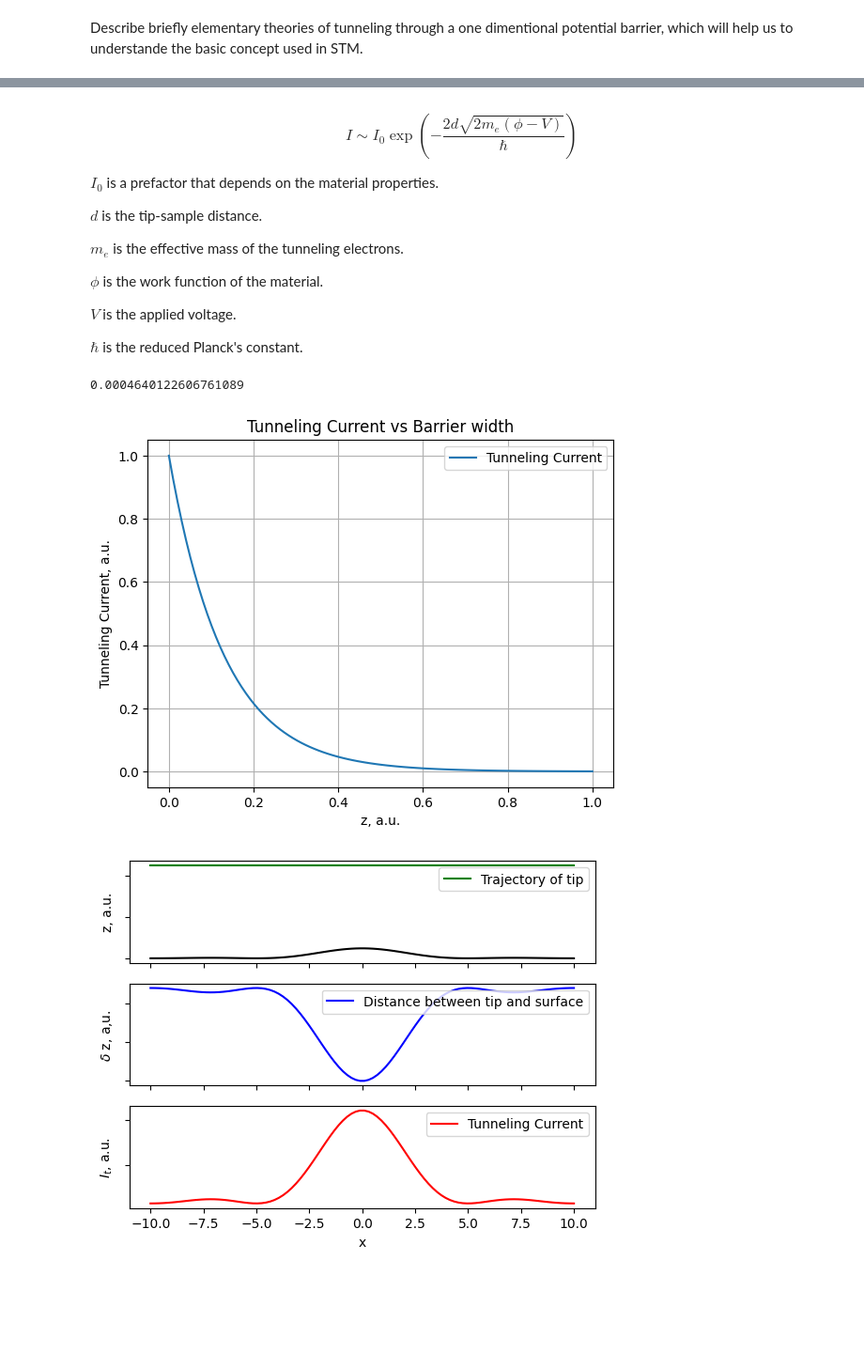
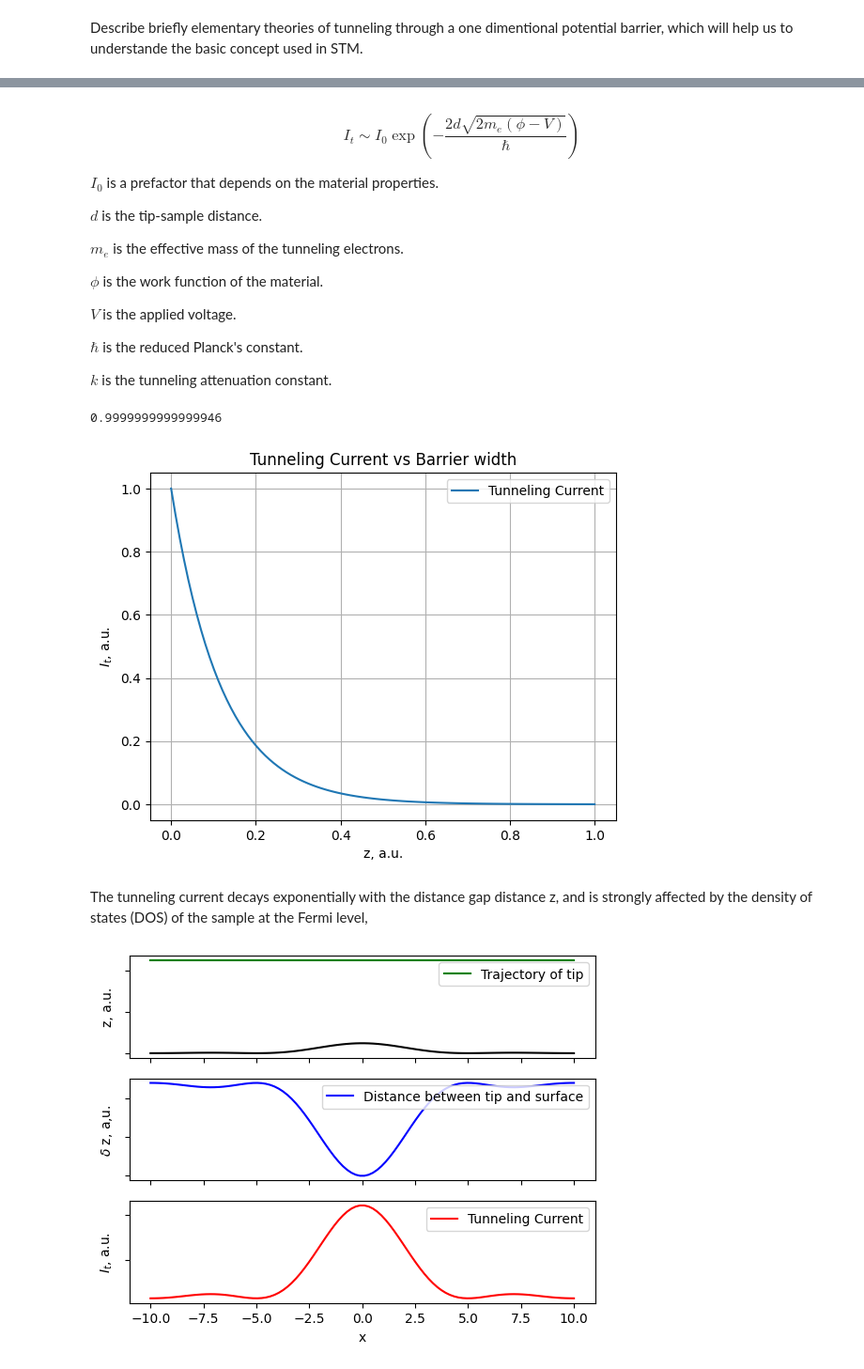
Before and after one commit to MariyaSV78/notebook_STM, a Jupyter notebook: STM/STM.ipynb, the cells around one changed output, grey strips where cells are left out. Shown: that part at 94% size. Drawn from its saved outputs; the diff is of its cells as text; code cells hidden in the pictures; blank space fills up the shorter version.

```diff
--- a/STM/STM.ipynb
+++ b/STM/STM.ipynb
@@ -31,5 +52,5 @@ Describe briefly elementary theories of tunneling through a one dimentional pote
 # %% [markdown]
-$$ I \sim I_0 \exp\left(-\frac{2d  \sqrt{2m_e(\phi -  V)}}{\hbar}\right) $$
+$$ I_{t} \sim I_0 \exp\left(-\frac{2d  \sqrt{2m_e(\phi -  V)}}{\hbar}\right) $$
 
 $I_0$  is a prefactor that depends on the material properties.
 
@@ -42,37 +63,42 @@ $\phi$  is the work function of the material.
 $V$  is the applied voltage.
 
 $\hbar$  is the reduced Planck's constant.
+
+$k$  is the tunneling attenuation constant.
 # %%
 import numpy as np
 import matplotlib.pyplot as plt
 from scipy.integrate import cumtrapz
 
 # Using parameters
 I0 = 1.0  # Adjust as needed
-m = 9.11e-31  # Electron mass
+m = 9.11e-31 # Electron mass in kg
 phi = 4.5  # Work function
-V = 1.0  # Applied voltage
+V = 0.3 # Applied voltage in V
 # z0 = 0.1  # Initial tip-sample separation
 
-k = np.exp(-2 * np.sqrt(2 * m * (phi - V)) / 6.58e-16)
+k = np.exp(-2 * np.sqrt(2 * m * (phi - V))) # the tunneling attenuation constant
 print (k)
 
 # Calculate the varying tip-sample separation (distance) from the surface profile
 d = np.linspace(0, 1, 100)
 tunneling_current = I0 * np.exp(-2 * np.sqrt(2 * m * (phi - V)) * d / 6.5821e-16) # redused Planck constant in 6.5821e-16 eV*s or 1.054e-34 J*s
 
 
 # Plot the results
 plt.plot(d, tunneling_current,label='Tunneling Current')
 plt.xlabel('z, a.u.')
-plt.ylabel('Tunneling Current, a.u.')
+plt.ylabel('$I_{t}$, a.u.')
 plt.title('Tunneling Current vs Barrier width')
 plt.legend()
 plt.grid(True)
 plt.show()
 # %% [output]
-0.0004640122606761089
+0.9999999999999946
-[figure, old version]
+[figure, new version]
+# %% [markdown]
+The tunneling current decays exponentially with the distance gap distance z, and
+is strongly affected by the density of states (DOS) of the sample at the Fermi level,
 # %%
 """
     Using analitical solutions to find the tunnel current through a one-dimensional potential barrier :
```
Also changed, not shown: parts of 11 cells of this notebook, 14 other files.
